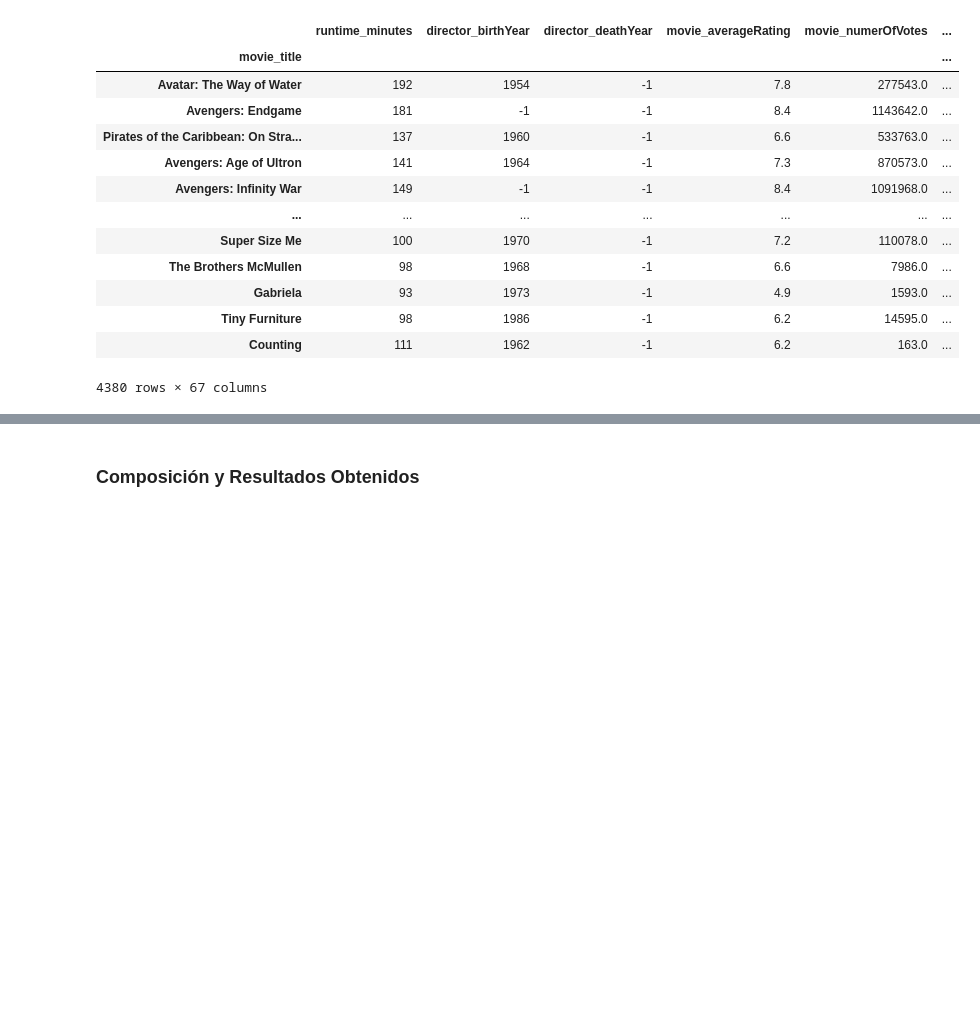
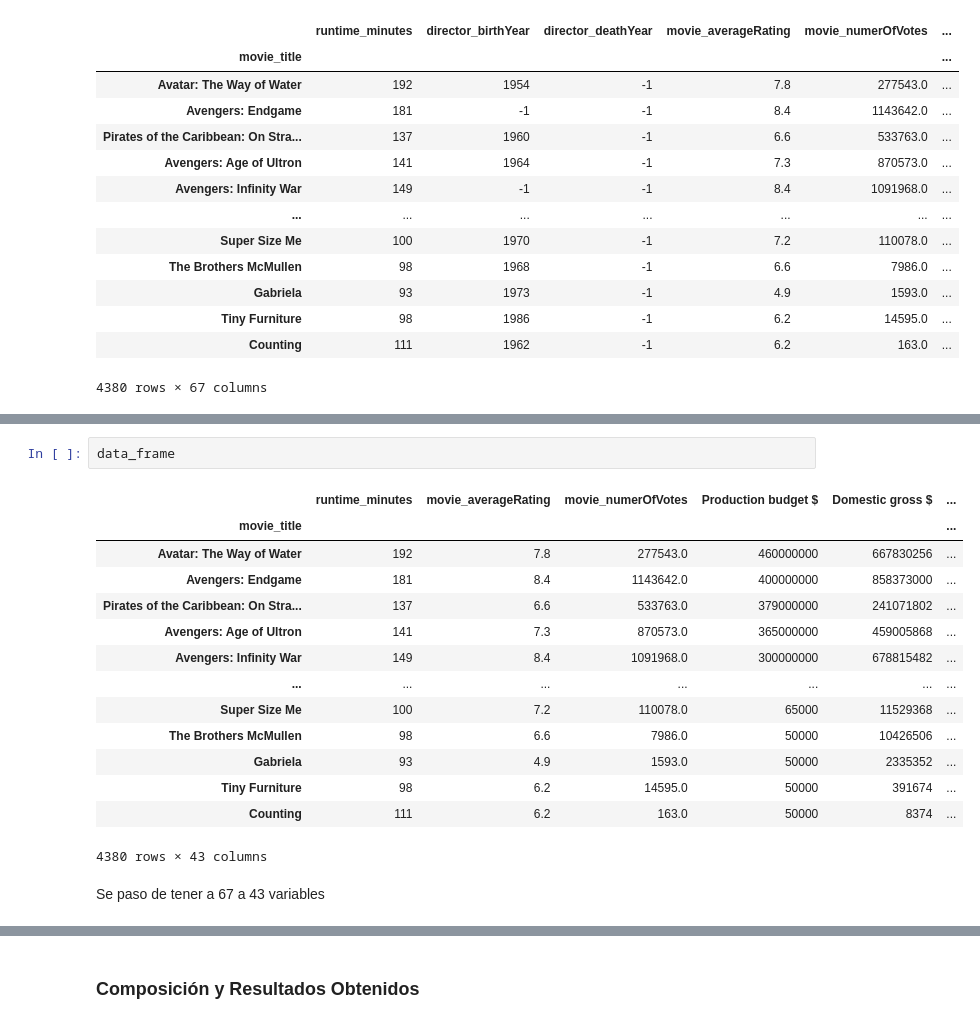
Before and after one commit to CrisLayB/DeepLearning_Lab02, a Jupyter notebook: lab02.ipynb, the cells around one changed output, grey strips where cells are left out. Drawn from its saved outputs; the diff is of its cells as text; blank space fills up the shorter version.

```diff
--- a/lab02.ipynb
+++ b/lab02.ipynb
@@ -294,0 +328,19 @@ data_frame
+# %%
+data_frame
+# %% [output]
+|  | runtime_minutes | movie_averageRating | movie_numerOfVotes | Production budget $ | Domestic gross $ | ... |
+| movie_title |  |  |  |  |  | ... |
+| Avatar: The Way of Water | 192 | 7.8 | 277543.0 | 460000000 | 667830256 | ... |
+| Avengers: Endgame | 181 | 8.4 | 1143642.0 | 400000000 | 858373000 | ... |
+| Pirates of the Caribbean: On Stra... | 137 | 6.6 | 533763.0 | 379000000 | 241071802 | ... |
+| Avengers: Age of Ultron | 141 | 7.3 | 870573.0 | 365000000 | 459005868 | ... |
+| Avengers: Infinity War | 149 | 8.4 | 1091968.0 | 300000000 | 678815482 | ... |
+| ... | ... | ... | ... | ... | ... | ... |
+| Super Size Me | 100 | 7.2 | 110078.0 | 65000 | 11529368 | ... |
+| The Brothers McMullen | 98 | 6.6 | 7986.0 | 50000 | 10426506 | ... |
+| Gabriela | 93 | 4.9 | 1593.0 | 50000 | 2335352 | ... |
+| Tiny Furniture | 98 | 6.2 | 14595.0 | 50000 | 391674 | ... |
+| Counting | 111 | 6.2 | 163.0 | 50000 | 8374 | ... |
+4380 rows × 43 columns
+# %% [markdown]
+Se paso de tener a 67 a 43 variables
```
Also changed, not shown: parts of 19 cells of this notebook.
